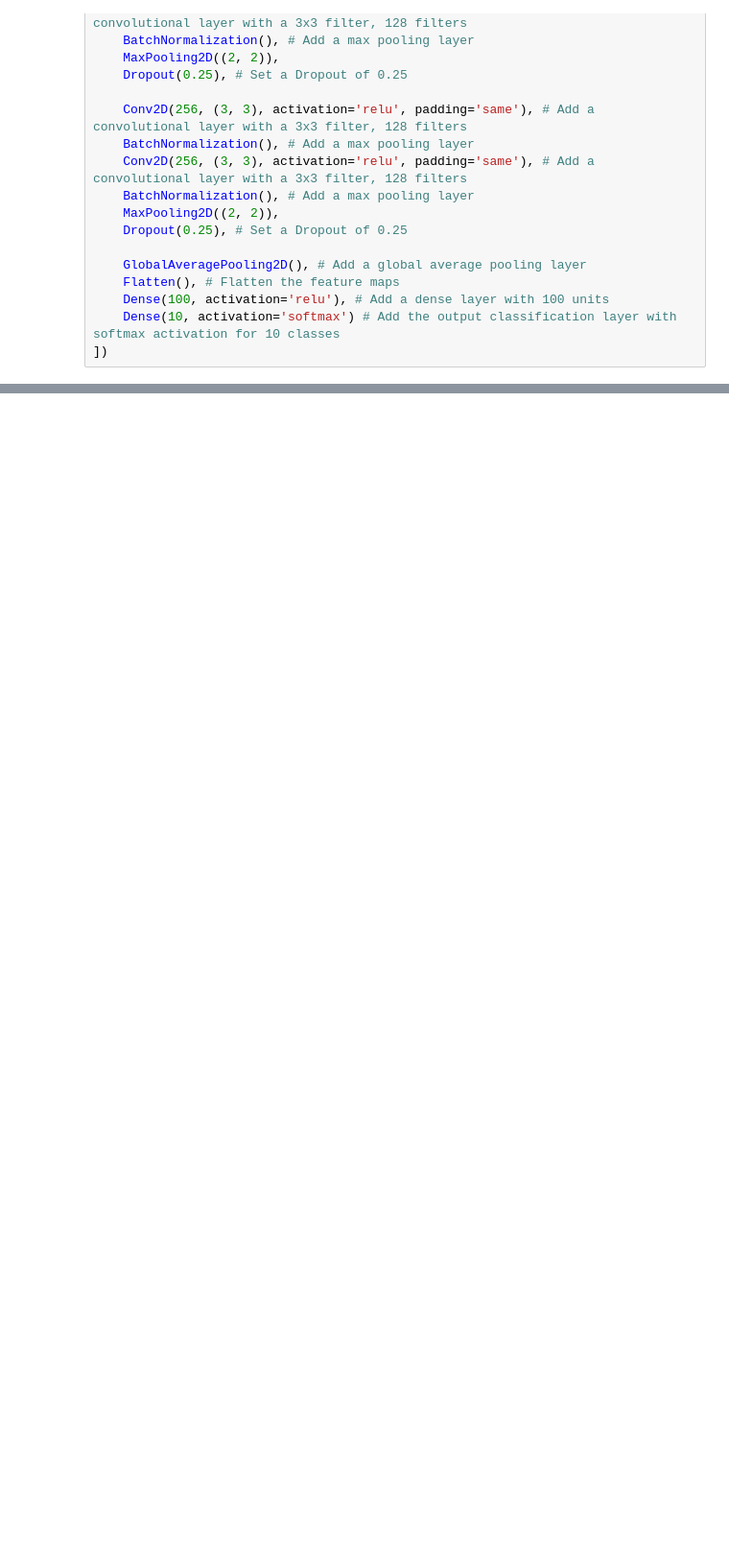
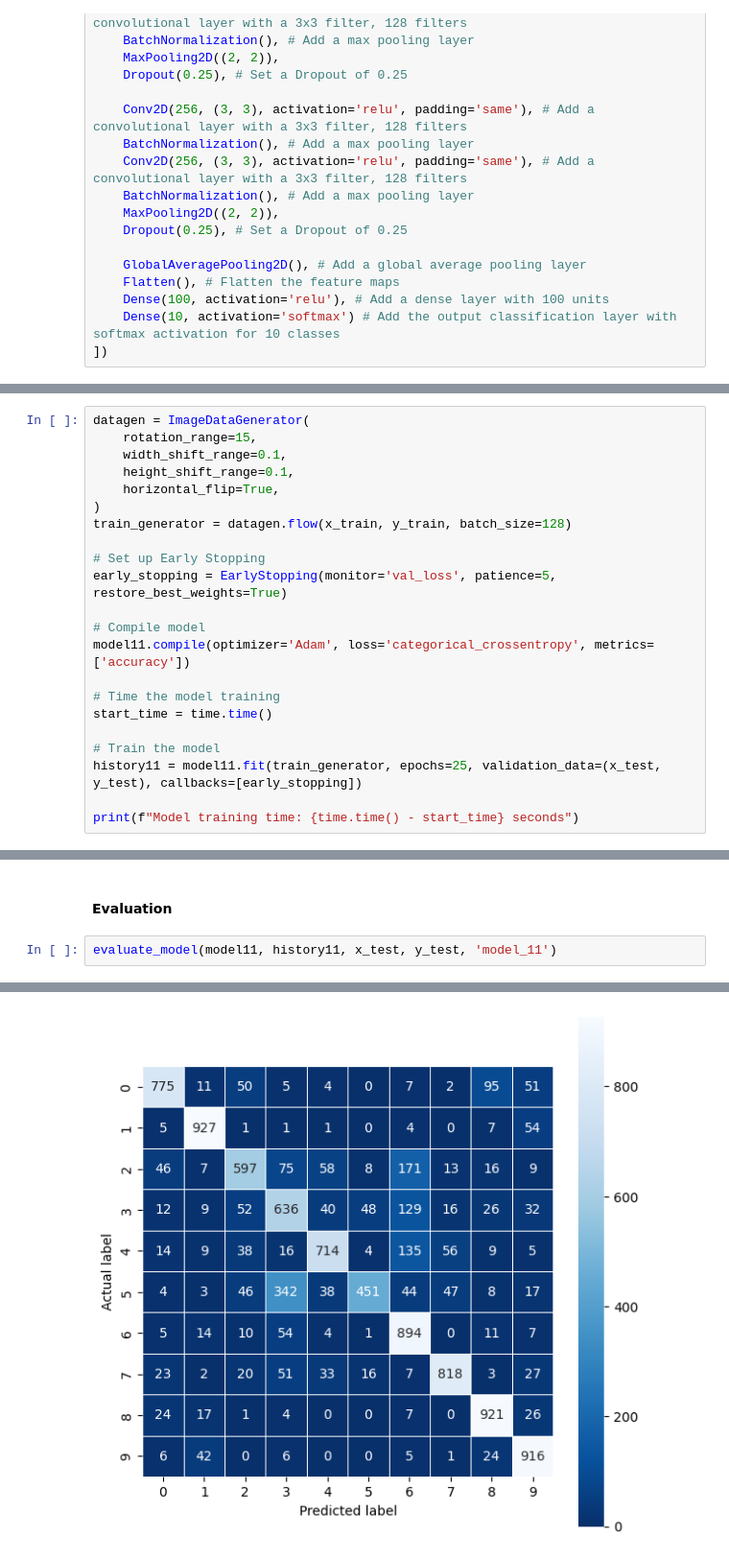
Before and after one commit to babyodacode/image_classification_project, a Jupyter notebook: model.ipynb, the cells around one changed output, grey strips where cells are left out. Shown at 96% size. Drawn from its saved outputs; the diff is of its cells as text; blank space fills up the shorter version.

```diff
--- a/model.ipynb
+++ b/model.ipynb
@@ -914,0 +1082,22 @@ weighted avg       0.89      0.89      0.89     10000
+# %%
+datagen = ImageDataGenerator(
+    rotation_range=15,
+    width_shift_range=0.1,
+    height_shift_range=0.1,
+    horizontal_flip=True,
+)
+train_generator = datagen.flow(x_train, y_train, batch_size=128)
+
+# Set up Early Stopping
+early_stopping = EarlyStopping(monitor='val_loss', patience=5, restore_best_weights=True)
+
+# Compile model
+model11.compile(optimizer='Adam', loss='categorical_crossentropy', metrics=['accuracy'])
+
+# Time the model training
+start_time = time.time()
+
+# Train the model
+history11 = model11.fit(train_generator, epochs=25, validation_data=(x_test, y_test), callbacks=[early_stopping])
+
+print(f"Model training time: {time.time() - start_time} seconds")
@@ -914,0 +1123,5 @@ weighted avg       0.89      0.89      0.89     10000
+# %% [markdown]
+#### Evaluation
+# %%
+evaluate_model(model11, history11, x_test, y_test, 'model_11')
+# %% [output]
@@ -914,0 +1129 @@ weighted avg       0.89      0.89      0.89     10000
+[figure, added]
```
Also changed, not shown: parts of 62 cells of this notebook, 4 other files.
